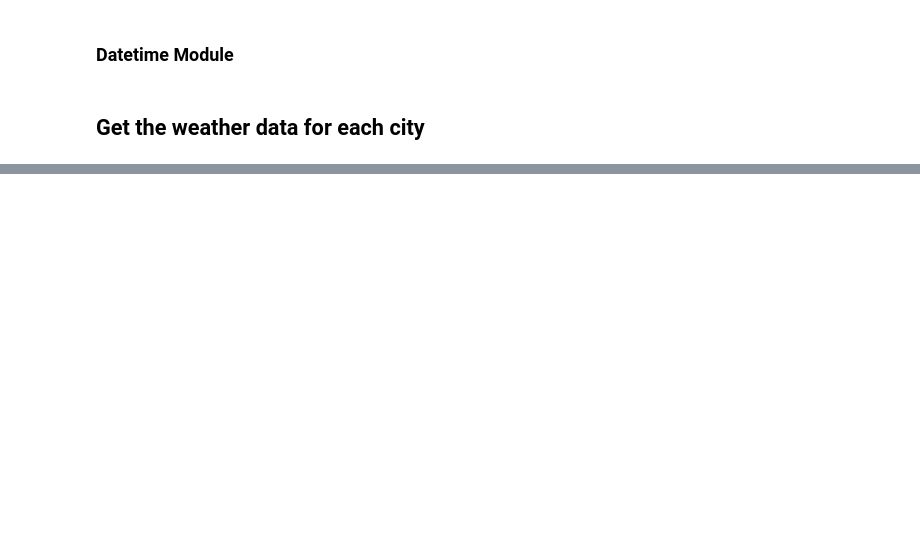
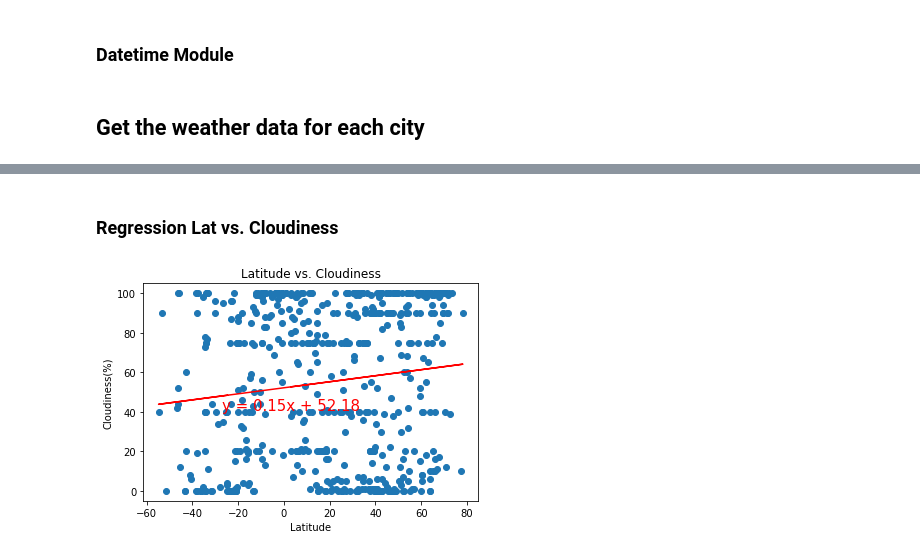
Before and after one commit to jperth1/World_Weather_Analysis, a Jupyter notebook: WeatherPy.ipynb, the cells around one changed output, grey strips where cells are left out. Saved outputs shown, nothing was run; the diff lists cells and outputs as text; code cells hidden in the pictures; blank space fills up the shorter version.

```diff
--- a/WeatherPy.ipynb
+++ b/WeatherPy.ipynb
@@ -386,0 +433,6 @@ plt.show()
+# %% [markdown]
+### Regression Lat vs. Cloudiness
+# %%
+plot_linear_regression(lats, cloudiness, "Latitude vs. Cloudiness", "Cloudiness(%)", coordinate)
+# %% [output]
+[figure, added]
```
Also changed, not shown: parts of 51 cells of this notebook, 6 other files.
